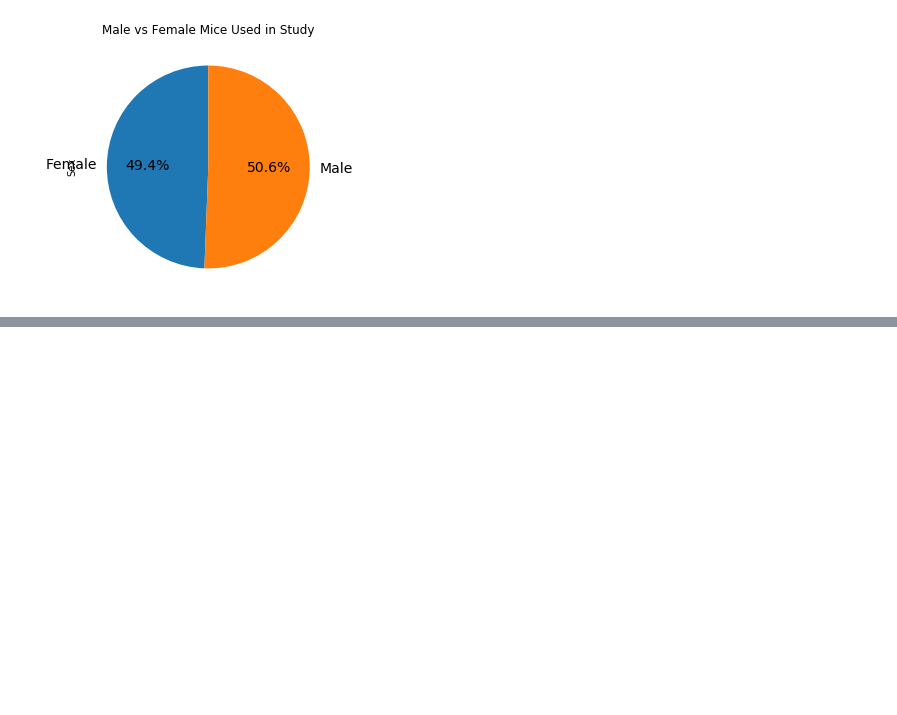
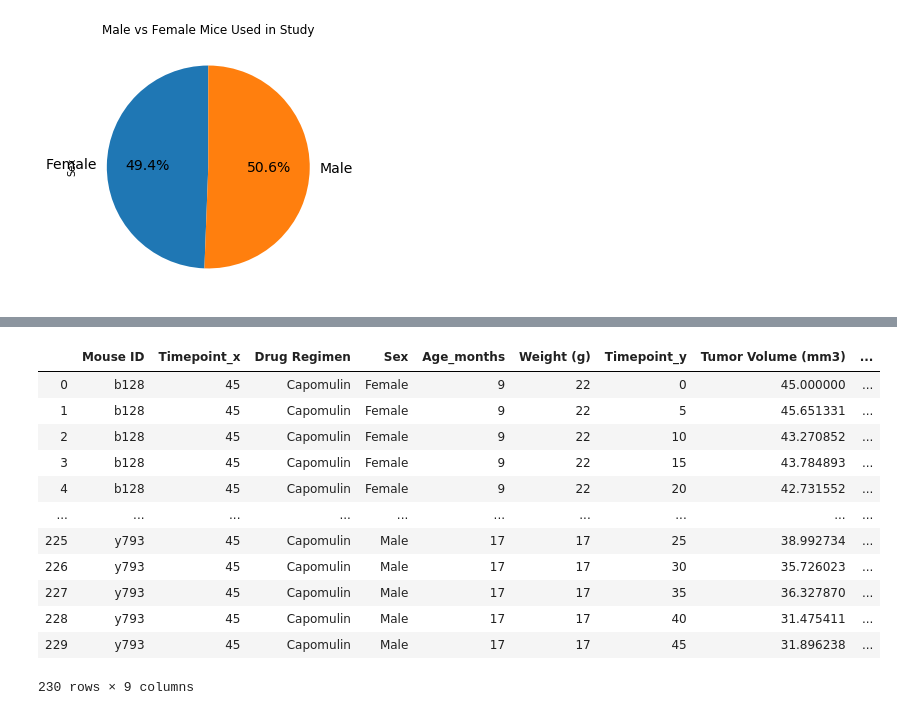
Before and after one commit to patelpurvip/Pharma-mouse-data, a Jupyter notebook: PPatelHomework#4-Matplotlip.ipynb, the cells around one changed output, grey strips where cells are left out. Drawn from its saved outputs; the diff is of its cells as text; code cells hidden in the pictures; blank space fills up the shorter version.

Commit message:
updated, for question about merges

```diff
--- a/PPatelHomework#4-Matplotlip.ipynb
+++ b/PPatelHomework#4-Matplotlip.ipynb
@@ -133,0 +143,8 @@ Text(0.5, 1.0, 'Male vs Female Mice Used in Study')
+# %%
+Capomulin_data = mouse_study_dataset.loc[mouse_study_dataset["Drug Regimen"] == "Capomulin",:]
+#Capomulin_ID_index = Capomulin_data.set_index(['Mouse ID'])
+Capomulin_by_MouseID = Capomulin_data.groupby("Mouse ID")
+Capomulin_final_timepoint = Capomulin_by_MouseID[[ "Timepoint"]].max()
+#Capomulin_short = Capomulin_by_MouseID[["Mouse ID", "Timepoint", "Tumor Volume (mm3)"]]
+
+Capomulin_final_timepoint
@@ -133,0 +170,18 @@ Text(0.5, 1.0, 'Male vs Female Mice Used in Study')
+# %%
+Capomulin_final_volume = pd.merge(Capomulin_final_timepoint, mouse_study_dataset, how="left", on = ["Mouse ID", "Mouse ID"])
+
+Capomulin_final_volume
+# %% [output]
+|  | Mouse ID | Timepoint_x | Drug Regimen | Sex | Age_months | Weight (g) | Timepoint_y | Tumor Volume (mm3) | ... |
+| 0 | b128 | 45 | Capomulin | Female | 9 | 22 | 0 | 45.000000 | ... |
+| 1 | b128 | 45 | Capomulin | Female | 9 | 22 | 5 | 45.651331 | ... |
+| 2 | b128 | 45 | Capomulin | Female | 9 | 22 | 10 | 43.270852 | ... |
+| 3 | b128 | 45 | Capomulin | Female | 9 | 22 | 15 | 43.784893 | ... |
+| 4 | b128 | 45 | Capomulin | Female | 9 | 22 | 20 | 42.731552 | ... |
+| ... | ... | ... | ... | ... | ... | ... | ... | ... | ... |
+| 225 | y793 | 45 | Capomulin | Male | 17 | 17 | 25 | 38.992734 | ... |
+| 226 | y793 | 45 | Capomulin | Male | 17 | 17 | 30 | 35.726023 | ... |
+| 227 | y793 | 45 | Capomulin | Male | 17 | 17 | 35 | 36.327870 | ... |
+| 228 | y793 | 45 | Capomulin | Male | 17 | 17 | 40 | 31.475411 | ... |
+| 229 | y793 | 45 | Capomulin | Male | 17 | 17 | 45 | 31.896238 | ... |
+230 rows × 9 columns
```
Also changed, not shown: parts of 3 cells of this notebook.
